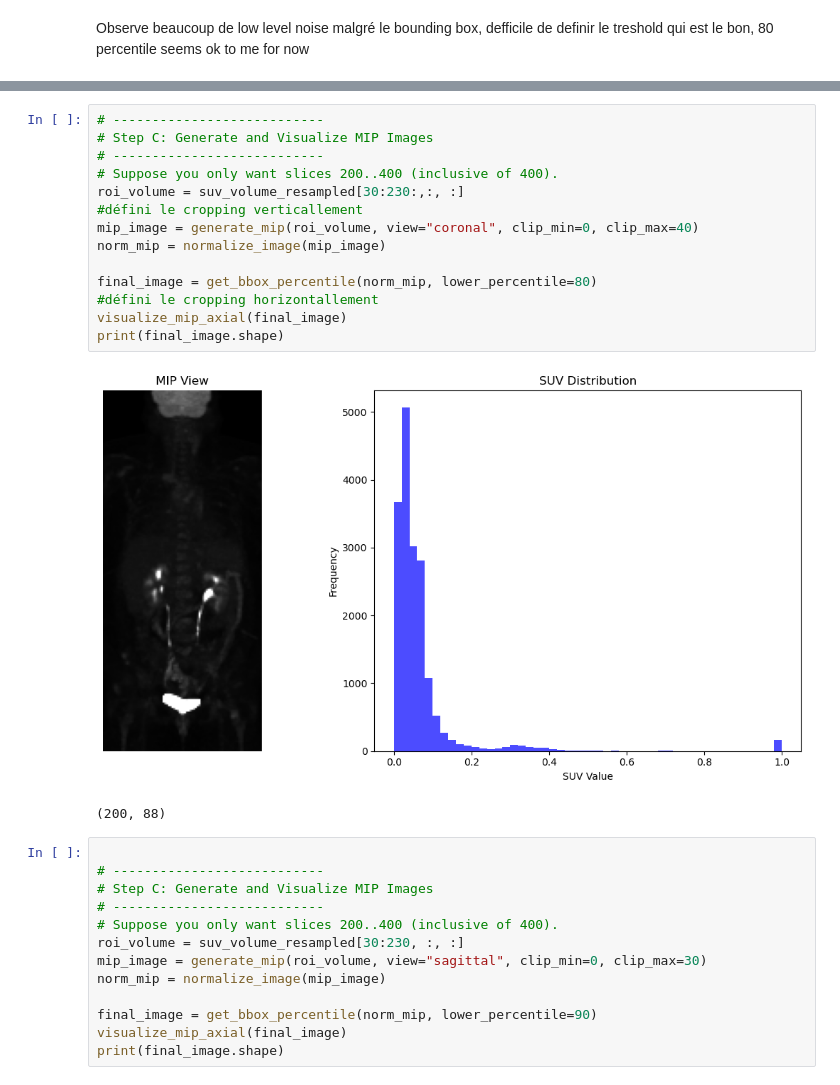
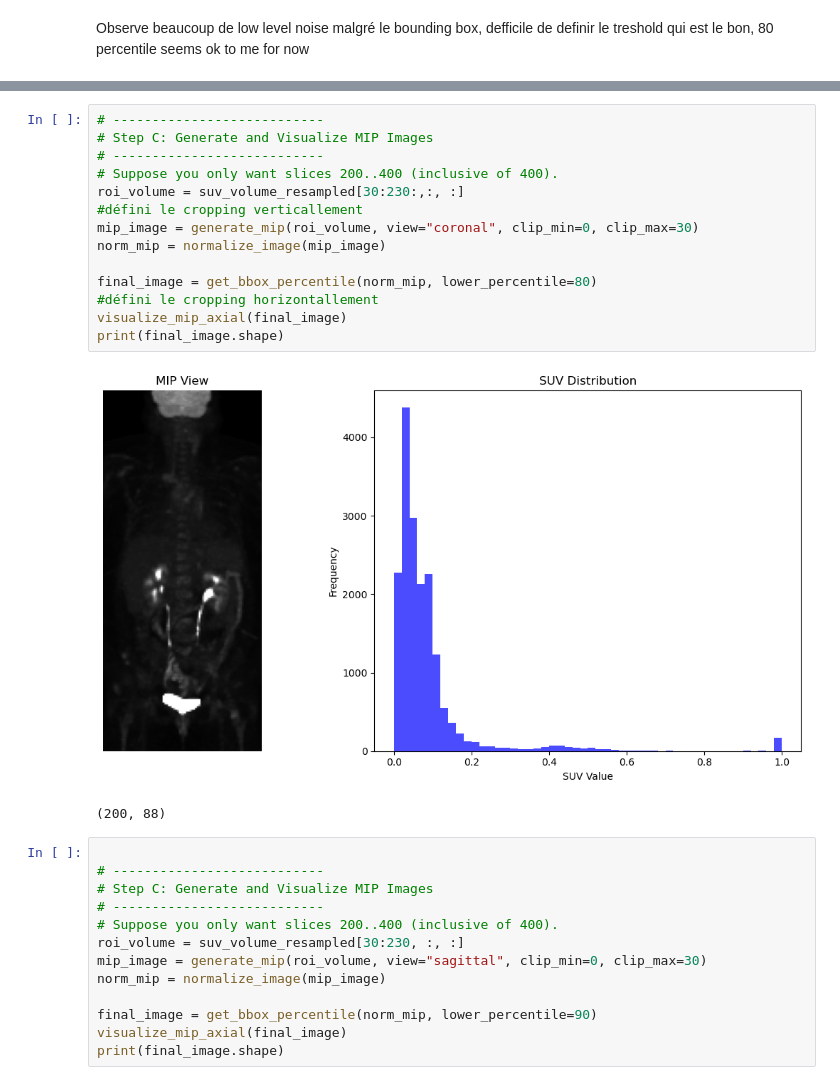
Before and after one commit to Alichnikof/Deauville_DeepLearning, a Jupyter notebook: prepro_PET.ipynb, the cells around one changed output, grey strips where cells are left out. Saved outputs shown, nothing was run; the diff lists cells and outputs as text.

```diff
--- a/prepro_PET.ipynb
+++ b/prepro_PET.ipynb
@@ -883,19 +899,19 @@ KeyboardInterrupt:
 # %%
 # ---------------------------
 # Step C: Generate and Visualize MIP Images
 # ---------------------------
 # Suppose you only want slices 200..400 (inclusive of 400).
 roi_volume = suv_volume_resampled[30:230:,:, :]
 #défini le cropping verticallement
-mip_image = generate_mip(roi_volume, view="coronal", clip_min=0, clip_max=40)
+mip_image = generate_mip(roi_volume, view="coronal", clip_min=0, clip_max=30)
 norm_mip = normalize_image(mip_image)
 
 final_image = get_bbox_percentile(norm_mip, lower_percentile=80)
 #défini le cropping horizontallement
 visualize_mip_axial(final_image)
 print(final_image.shape)
 # %% [output]
-[figure, old version]
+[figure, new version]
 (200, 88)
 # %%
 
```
Also changed, not shown: parts of 3 cells of this notebook, 2 other files.
